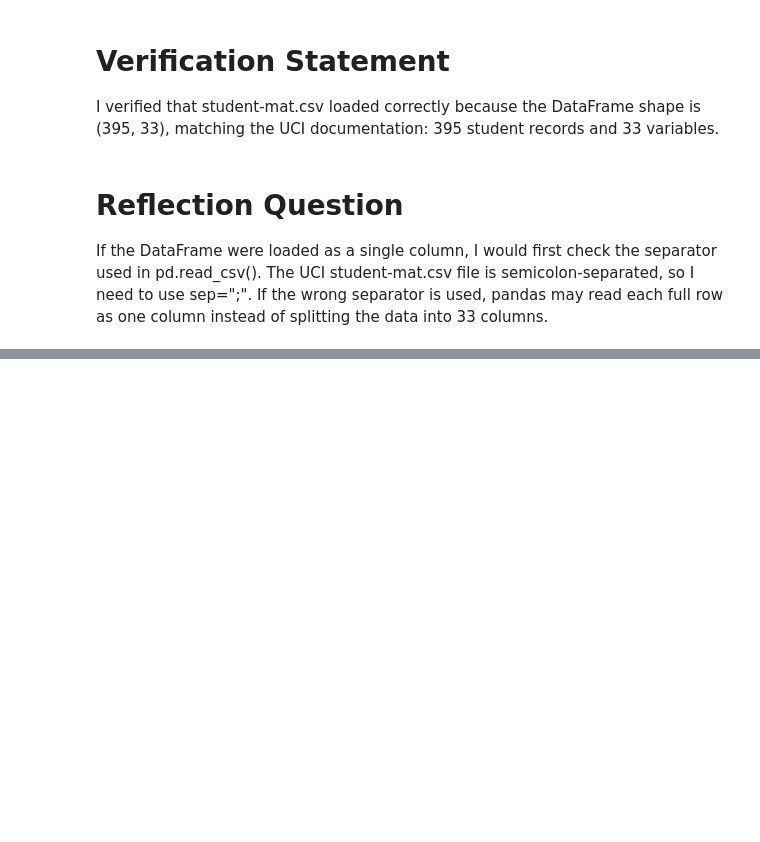
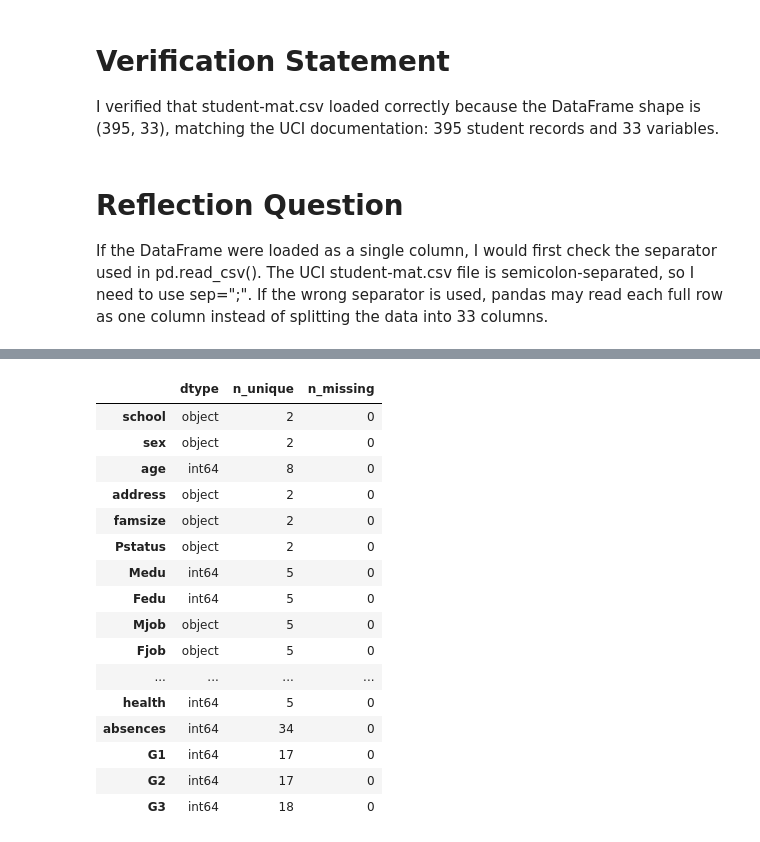
Before and after one commit to rjun5906-design/student-performance-prediction-ml, a Jupyter notebook: notebooks/01_data_understanding.ipynb, the cells around one changed output, grey strips where cells are left out. Cells and saved outputs as stored; diff of their text form; code cells hidden in the pictures; blank space fills up the shorter version.

```diff
--- a/notebooks/01_data_understanding.ipynb
+++ b/notebooks/01_data_understanding.ipynb
@@ -47,0 +58,28 @@ If the DataFrame were loaded as a single column, I would first check the separat
+# %%
+import pandas as pd
+
+summary = pd.DataFrame({
+    "dtype": df.dtypes.astype(str),
+    "n_unique": df.nunique(),
+    "n_missing": df.isna().sum(),
+})
+
+display(summary)
+# %% [output]
+|  | dtype | n_unique | n_missing |
+| school | object | 2 | 0 |
+| sex | object | 2 | 0 |
+| age | int64 | 8 | 0 |
+| address | object | 2 | 0 |
+| famsize | object | 2 | 0 |
+| Pstatus | object | 2 | 0 |
+| Medu | int64 | 5 | 0 |
+| Fedu | int64 | 5 | 0 |
+| Mjob | object | 5 | 0 |
+| Fjob | object | 5 | 0 |
+| ... | ... | ... | ... |
+| health | int64 | 5 | 0 |
+| absences | int64 | 34 | 0 |
+| G1 | int64 | 17 | 0 |
+| G2 | int64 | 17 | 0 |
+| G3 | int64 | 18 | 0 |
```
Also changed, not shown: parts of 16 cells of this notebook.
